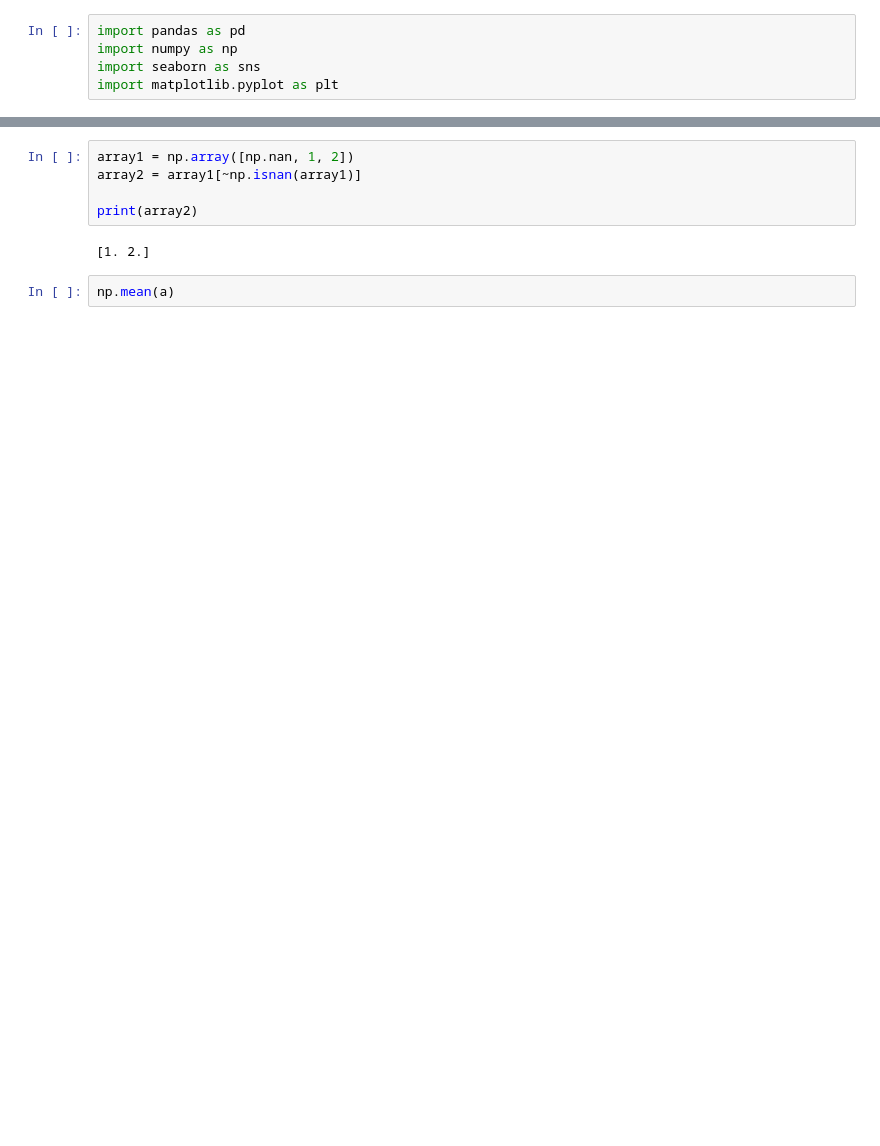
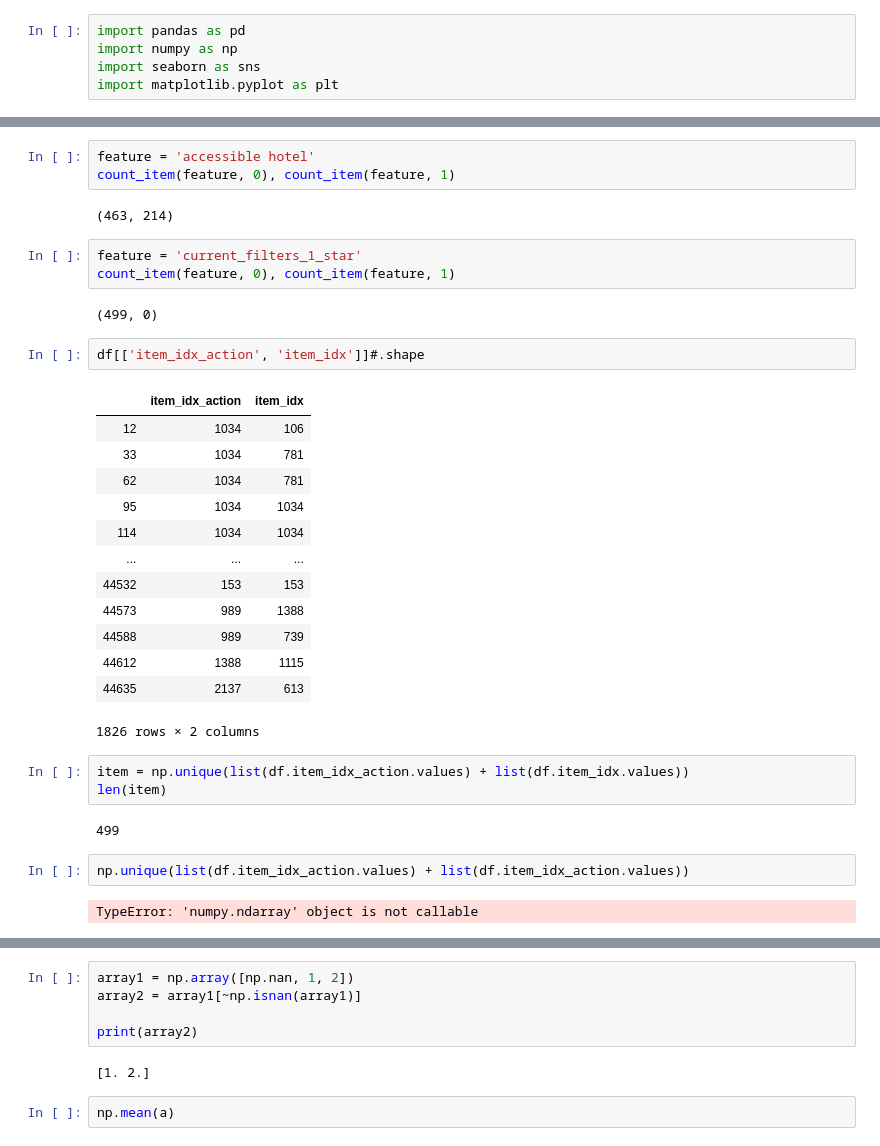
Before and after one commit to deeplearningbrasil/mars-gym, a Jupyter notebook: notebooks/Offpolicy.ipynb, the cells around one changed output, grey strips where cells are left out. Drawn from its saved outputs; the diff is of its cells as text; blank space fills up the shorter version.

```diff
--- a/notebooks/Offpolicy.ipynb
+++ b/notebooks/Offpolicy.ipynb
@@ -16,0 +38,35 @@ df.head()
+# %%
+feature = 'accessible hotel'
+count_item(feature, 0), count_item(feature, 1)
+# %% [output]
+(463, 214)
+# %%
+feature = 'current_filters_1_star'
+count_item(feature, 0), count_item(feature, 1)
+# %% [output]
+(499, 0)
+# %%
+df[['item_idx_action', 'item_idx']]#.shape
+# %% [output]
+|  | item_idx_action | item_idx |
+| 12 | 1034 | 106 |
+| 33 | 1034 | 781 |
+| 62 | 1034 | 781 |
+| 95 | 1034 | 1034 |
+| 114 | 1034 | 1034 |
+| ... | ... | ... |
+| 44532 | 153 | 153 |
+| 44573 | 989 | 1388 |
+| 44588 | 989 | 739 |
+| 44612 | 1388 | 1115 |
+| 44635 | 2137 | 613 |
+1826 rows × 2 columns
+# %%
+item = np.unique(list(df.item_idx_action.values) + list(df.item_idx.values))
+len(item)
+# %% [output]
+499
+# %%
+np.unique(list(df.item_idx_action.values) + list(df.item_idx_action.values))
+# %% [output]
+TypeError: 'numpy.ndarray' object is not callable
```
Also changed, not shown: parts of 14 cells of this notebook, 6 other files.
